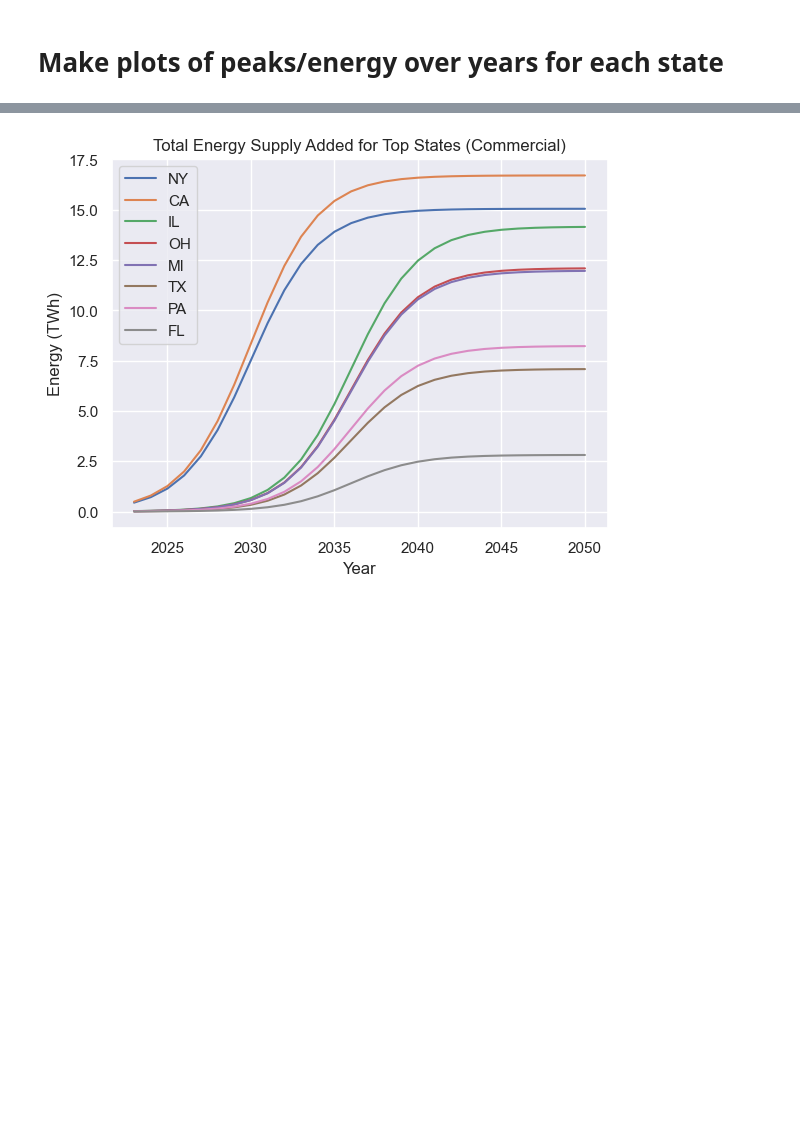
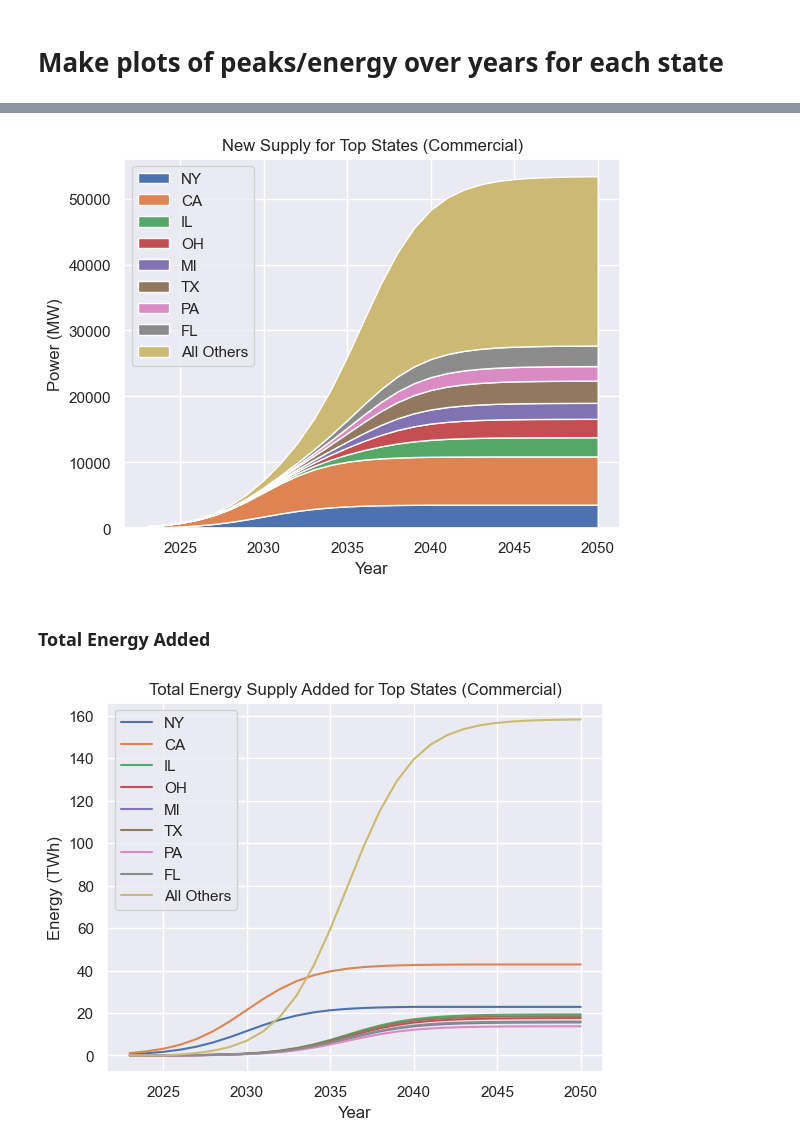
Before and after one commit to slacgismo/electrification-loadshape-analysis, a Jupyter notebook: task2_report_national/commercial_loadshape_analysis.ipynb, the cells around one changed output, grey strips where cells are left out. Drawn from its saved outputs; the diff is of its cells as text; code cells hidden in the pictures; blank space fills up the shorter version.

```diff
--- a/task2_report_national/commercial_loadshape_analysis.ipynb
+++ b/task2_report_national/commercial_loadshape_analysis.ipynb
@@ -388,5 +723,22 @@ plt.show()
+# %%
+list_plot = [state_summary_list[state]["New Supply"] for state in plot_states]
+
+plt.stackplot(year_range, list_plot, labels=plot_states)
+plt.title(f"New Supply for Top States (Commercial)")
+plt.ylabel("Power (MW)")
+plt.xlabel("Year")
+plt.legend(loc="upper left")
+
+if save_plots:
+    plt.savefig("com_new_supply_states_stack.pdf", dpi=150)
+
+plt.show()
+# %% [output]
+[figure, added]
+# %% [markdown]
+### Total Energy Added
 # %%
-for state in com_states:
+for state in plot_states:
     plt.plot(year_range, state_summary_list[state]["Total Energy Added"], label=state)
 plt.title(f"Total Energy Supply Added for Top States (Commercial)")
 plt.ylabel("Energy (TWh)")
@@ -398,4 +750,4 @@ if save_plots:
 
 plt.show()
 # %% [output]
-[figure, old version]
+[figure, new version]
```
Also changed, not shown: parts of 23 cells of this notebook, 1 other file.
